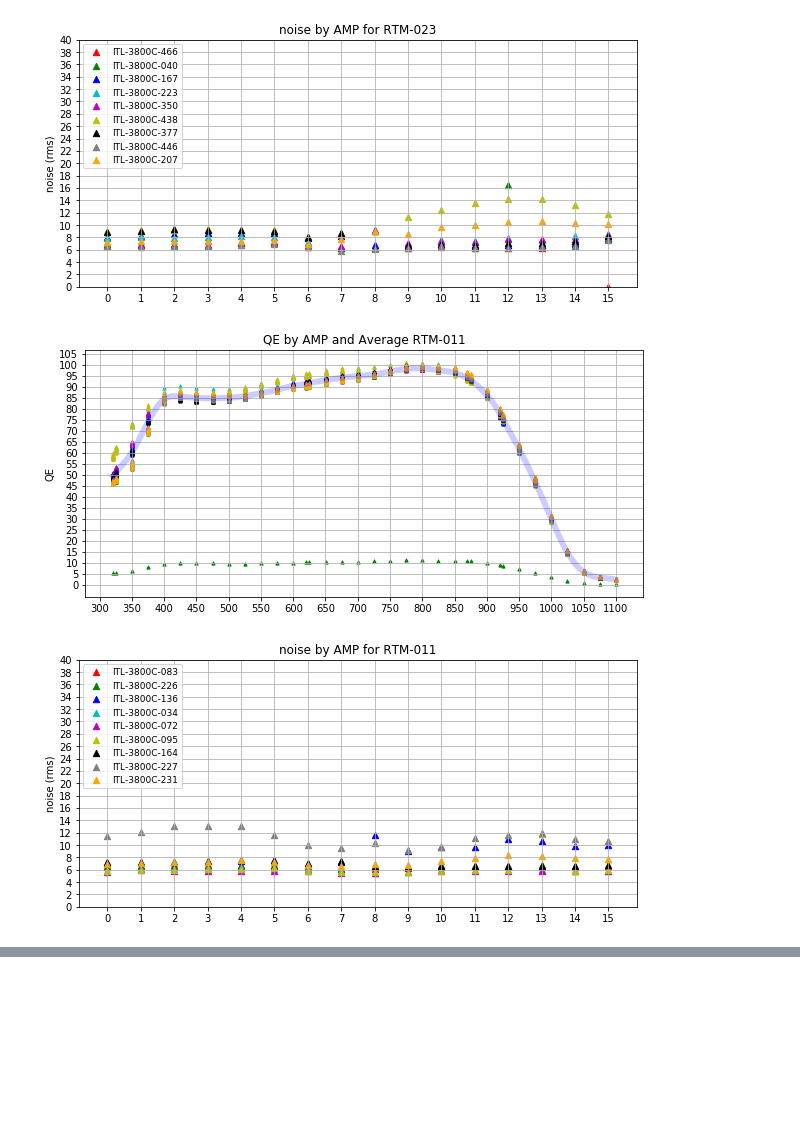
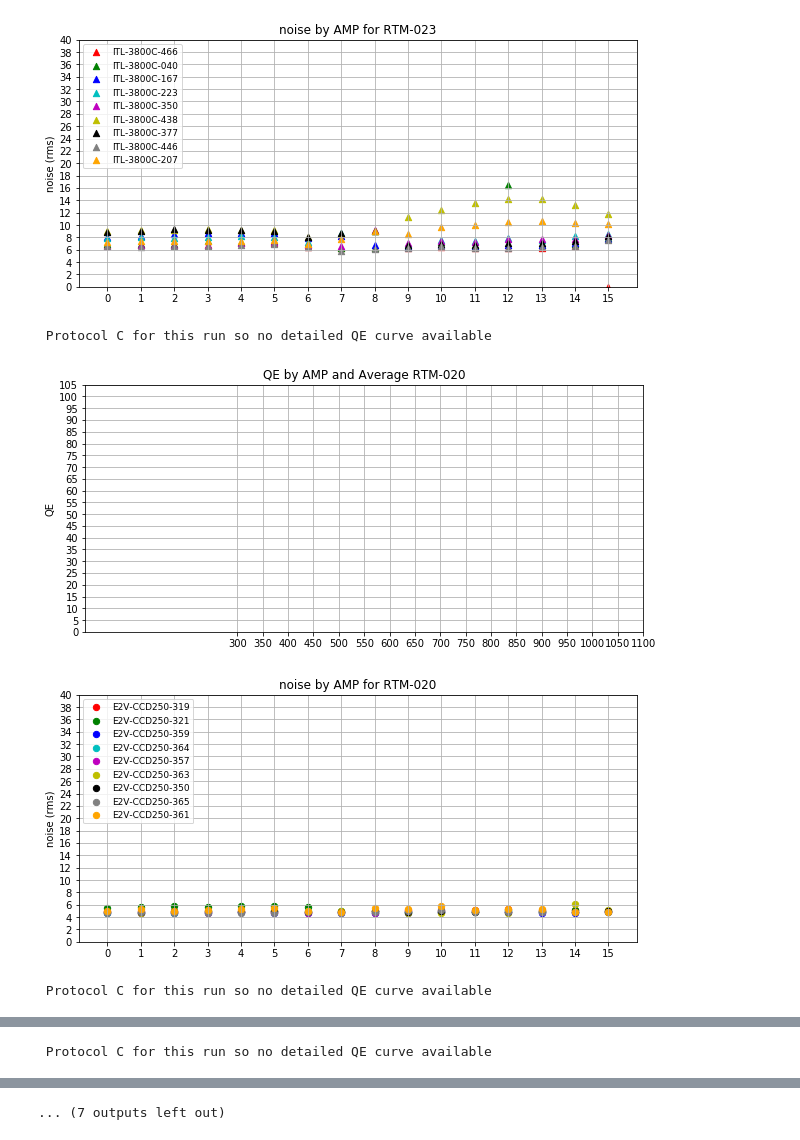
Before and after one commit to smr456/raftexplorer, a Jupyter notebook: rexplorer.ipynb, the cells around one changed output, grey strips where cells are left out. Drawn from its saved outputs; the diff is of its cells as text; code cells hidden in the pictures; blank space fills up the shorter version.

```diff
--- a/rexplorer.ipynb
+++ b/rexplorer.ipynb
@@ -7,6 +7,8 @@ from astropy.io import fits
 import scipy as sc
 import textwrap
 import pickle
+from scipy.interpolate import CubicSpline
+
 
 %matplotlib inline
 
@@ -55,8 +57,13 @@ def raftplot(run,qepath):
                 samp='AMP0'+str(iamp)
             else:
                 samp='AMP'+str(iamp)
-            qesimple[:,iamp,i]=qedata[samp]
-            plt.scatter(wavelength,qedata[samp],10,cmap[i],imark)
+            if (qedata[samp].shape[0]>8):
+                goodqe= True
+                #print("shape of qedata is ",qedata[samp].shape[0])
+                qesimple[:,iamp,i]=qedata[samp]
+                plt.scatter(wavelength,qedata[samp],10,cmap[i],imark)
+            else:
+                goodqe = False
 # there are more compact ways to take the mean of the non-zero segments, but this is clearest
     qeraft=np.zeros(len(wavelength))
     nseg=0
@@ -66,15 +73,19 @@ def raftplot(run,qepath):
         for iwave in range(0,len(wavelength)):
             for iamp in range (1,17):
                 qeraft[iwave]+=qesimple[iwave,iamp,iccd]
-    qeraft=qeraft/nseg
-    from scipy.interpolate import CubicSpline
-    qe=CubicSpline(wavelength, qeraft)
+
     lambda1=np.arange(321,1100,1)
-    qecurve=qe(lambda1)
-    plt.plot(lambda1, qecurve,rcolor,linewidth=6,label='average',alpha=0.2)
+    if (goodqe):
+        qeraft=qeraft/nseg
+        qe=CubicSpline(wavelength, qeraft)
+        qecurve=qe(lambda1)
+        plt.plot(lambda1, qecurve,rcolor,linewidth=6,label='average',alpha=0.2)
+        plt.show()
+    else:
+        qecurve=np.zeros(len(lambda1))
+        print("\n \n Protocol C for this run so no detailed QE curve available \n")
 #    plt.scatter(wavelength,qeraft,50,rcolor,imark)
 #    plt.legend(loc='upper right',prop={'size':7})
-    plt.show()
     # now plot the noise
     fig2=plt.figure(2,[figwidth,figheight])
     plt.subplot(211)
@@ -91,16 +102,17 @@ def raftplot(run,qepath):
         plt.scatter(iseg,noise,40,cmap[icol],imark,label=ccd)
         icol+=1
     plt.legend(loc='upper left',prop={'size':9})
-
-
+    plt.show()
     return qecurve,qesimple,raft_name[raft_name.index("RTM"):]
 # %%
 qepath='/Users/ritz/LSST/CCD-analysis/raftResults/qefiles/'
-goodrun=[10517,10861,10928,10982,11351]
+goodrun=[10517,10669,10722, 11166, 10861,10928,10982,11351]
 for i in range (len(goodrun)):
     qecurve,qesimple,raft_name=raftplot(goodrun[i],qepath)
 # %% [output]
 [figure]
 [figure]
+ Protocol C for this run so no detailed QE curve available
-[figure, old version]
+[figure, new version]
-[figure, old version]
+[figure, new version]
+ Protocol C for this run so no detailed QE curve available
@@ -108,0 +121 @@ for i in range (len(goodrun)):
+ Protocol C for this run so no detailed QE curve available
@@ -112,0 +125 @@ for i in range (len(goodrun)):
+... (7 outputs left out)
```
Also changed, not shown: parts of 1 cell of this notebook.
